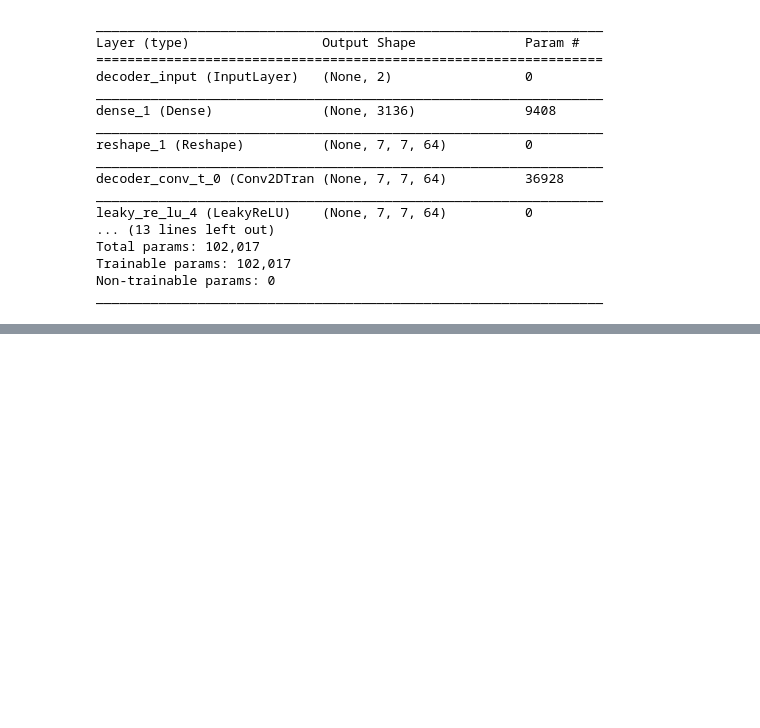
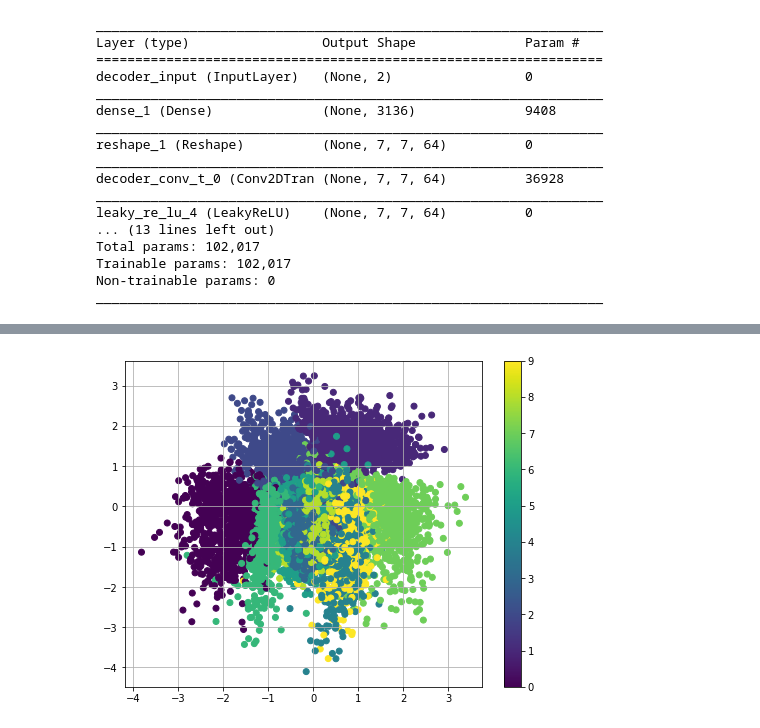
Before and after one commit to nahumsa/Variational-Autoencoder, a Jupyter notebook: VAE with Keras.ipynb, the cells around one changed output, grey strips where cells are left out. Saved outputs shown, nothing was run; the diff lists cells and outputs as text; code cells hidden in the pictures; blank space fills up the shorter version.

```diff
--- a/VAE with Keras.ipynb
+++ b/VAE with Keras.ipynb
@@ -148,0 +179,8 @@ Epoch 22/200
+# %%
+z_mu = vae.encoder.predict(x_test)
+plt.figure(figsize=(8, 6))
+plt.scatter(z_mu[:, 0], z_mu[:, 1], c=y_test)
+plt.colorbar()
+plt.grid()
+# %% [output]
+[figure, added]
```
Also changed, not shown: parts of 9 cells of this notebook.
